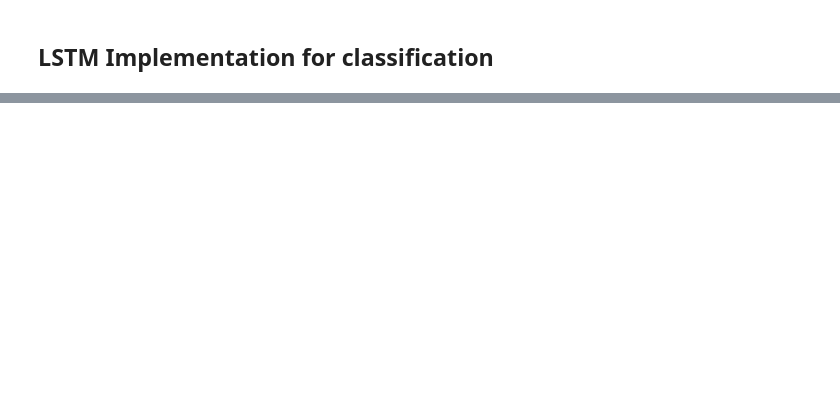
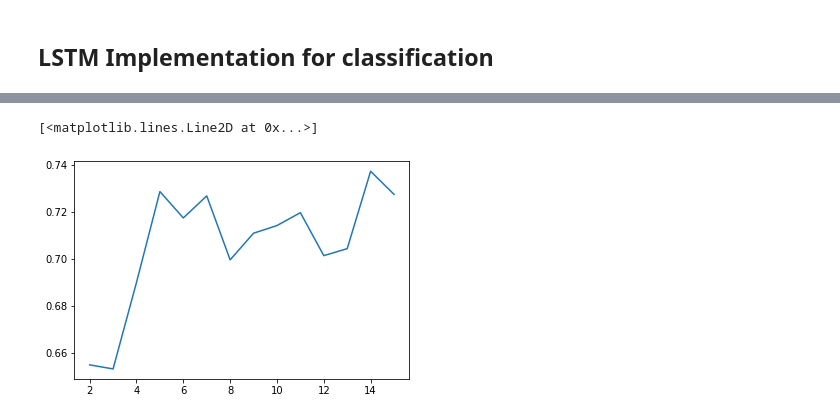
Before and after one commit to ncsa/CPRHD_WNV_GI, a Jupyter notebook: CDC Challenge_model.ipynb, the cells around one changed output, grey strips where cells are left out. Cells and saved outputs as stored; diff of their text form; code cells hidden in the pictures; blank space fills up the shorter version.

```diff
--- a/CDC Challenge_model.ipynb
+++ b/CDC Challenge_model.ipynb
@@ -255,0 +357,9 @@ print(metrics.classification_report(true_val_class, pred_val_class))
+# %%
+x=[i for i in range(2,16)]
+y_val=[0.6549698948860169,0.6532516360282898,0.690053653717041,0.7286988496780396,0.71748286485672,0.7268608570098877,0.6996452689170838,0.7109903573989869,0.7142420411109924,0.7197230458259583,0.701438021659851,0.7044179081916809,0.7373445868492127,0.7275037169456482]
+y_train=[0.5544182,0.65142787,0.6700228,0.69354755,0.7186462,0.7457652,0.7561568,0.76097435,0.7544968,0.7527244,0.7990016,0.8088559,0.8138507,0.8184859]
+# %%
+plt.plot(x,y_val)
+# %% [output]
+[<matplotlib.lines.Line2D at 0x...>]
+[figure, added]
```
Also changed, not shown: parts of 16 cells of this notebook, 1 other file.
